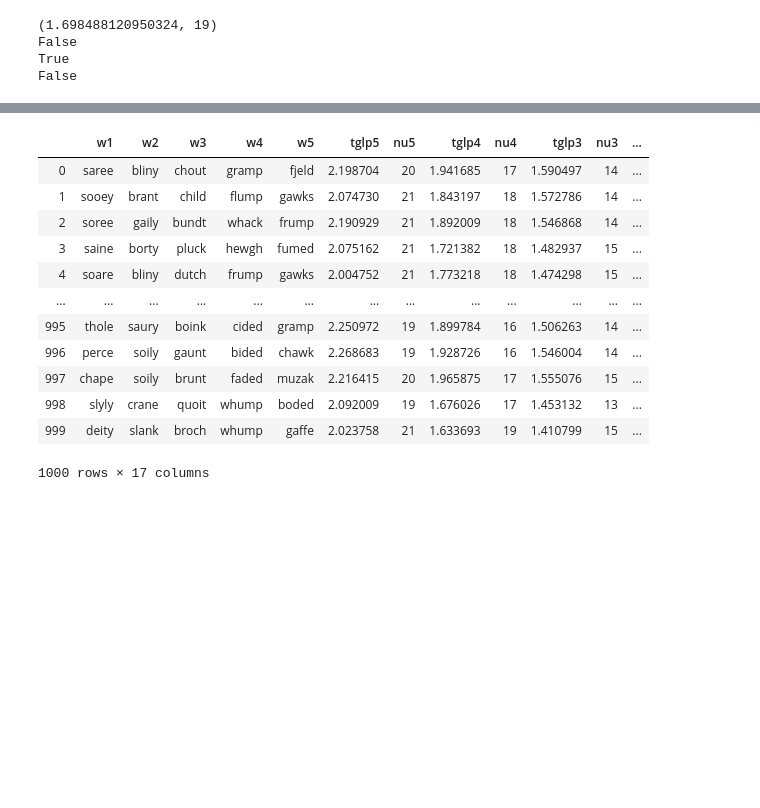
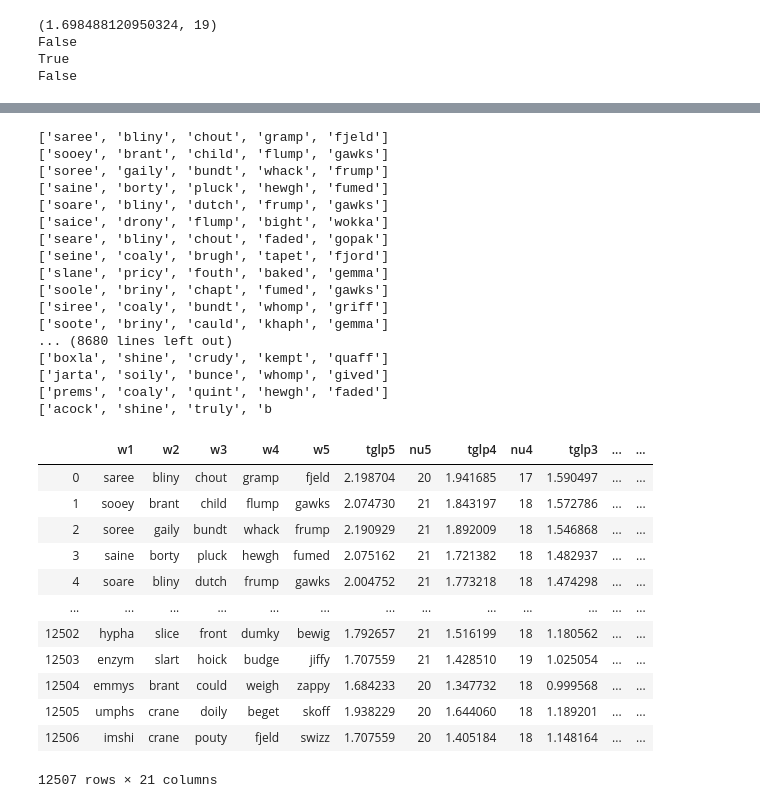
Before and after one commit to benton-anderson/wordle-opt, a Jupyter notebook: notebooks/BJA-02.4-make-guess-sequences.ipynb, the cells around one changed output, grey strips where cells are left out. Saved outputs shown, nothing was run; the diff lists cells and outputs as text; code cells hidden in the pictures; blank space fills up the shorter version.

```diff
--- a/notebooks/BJA-02.4-make-guess-sequences.ipynb
+++ b/notebooks/BJA-02.4-make-guess-sequences.ipynb
@@ -19,19 +39,17 @@ from src.Wordle import Wordle
 # %%
-def calc_lfl(word_list, bow, colname):
+def calc_ll(word_list, bow, colname):
     """
-    Calculate Likelihood of word from Letter Frequency given in a bag of words 5x26 matrix
+    Calculate log-likelihood of word from Letter Frequency given in a bag of words 5x26 matrix
         see BJA-01.2-make-word-lists
     """
     result = []
     for word in word_list:
-        likelihood = 1
+        likelihood = 0
         for i, letter in enumerate(word):
-            likelihood *= bow[str(i)][letter]
+            # Add 1/2315 to do a Laplace estimate, to prevent likelihoods from going to zero
+            likelihood += np.log(bow[str(i)][letter] + (1/2315))
         result.append((word, likelihood))
     return pd.DataFrame(sorted(result, key=lambda x: x[1], reverse=True), columns=['w', colname]).set_index('w')
-
-
-
 
 
 def total_green_letter_prob(word, bow):
@@ -94,7 +112,7 @@ lfl = pd.concat([bow17lfl, bowwordlelfl, bowcurlfl], axis=1, sort=True)
 ## Then use the top 200 from curated as starting points for the calculation.
 # %%
 data = wl.loc[wl['in_wordle'], ['in_wordle_curated']]
-data['wlh'] = calc_lfl(data.index, bowcur, colname='wlh')   # wlh = Word Likelihood from letter frequency
+data['wll'] = calc_ll(data.index, bowcur, colname='wll')   # wlh = Word Likelihood from letter frequency
 
 # tglp = Total Green Letter Probability
 # sum of all probabilities of finding that letter in that position
@@ -200,9 +227,6 @@ False
 True
 False
 # %%
-tglp_words = data.sort_values('tglp', ascending=False).index
-tglp_list = data['tglp'].to_list()
-
 # start_words_list = data.loc[data['in_wordle_curated']].index
 # results = []
 
@@ -217,7 +241,9 @@ def guess_sequence_search(word_list, word_value, results, priority_list):
     results: list to append to
     priority_list: priority ranking for check_word() function
     """
-    for start_word in word_list[0:1000]:
+    for start_word in word_list:
+        if len(set(start_word)) < 4:  # Skip words that only have 3 unique letters
+            continue
         combined_words = start_word
     #     summed_tglp = data.loc[start_word, 'tglp']
         sequence = [start_word]
@@ -299,36 +307,64 @@ def guess_sequence_search(word_list, word_value, results, priority_list):
 # %%
+tglp_data = data.sort_values('tglp', ascending=False)
+tglp_words = tglp_data.index
+tglp_list = tglp_data['tglp'].to_list()
+tglp_results = []
+
+tglp_results = guess_sequence_search(word_list=tglp_words,
+                                     word_value=tglp_list,
+                                     results=tglp_results,
+                                     priority_list=priority_list)
+
 df = []
-for sequence in results:
+for sequence in tglp_results:
     df.append((*sequence,
                *calc_summed_tglp_and_repeats(sequence),
                *calc_summed_tglp_and_repeats(sequence[:-1]),
                *calc_summed_tglp_and_repeats(sequence[:-2]),
                *calc_summed_tglp_and_repeats(sequence[:-3])))
 
 
 columns = ['w1', 'w2', 'w3', 'w4', 'w5',
            'tglp5', 'nu5',
            'tglp4', 'nu4',
            'tglp3', 'nu3',
            'tglp2', 'nu2']
 df = pd.DataFrame(df, columns=columns)
 for num in ['2', '3', '4', '5']:
     df['mean_tglp'+num] = df['tglp'+num]/int(num)
+    df['mean_tglp_per_unique'+num] = df['tglp'+num]/df['nu'+num]
 # tglp# = total green letter probability with that many words in the sequence
 # nu# = Number of Unique letters in that sequence
 # mean_tglp# = average Total green letter probability gained per letter (not unique letter!!)
 df
 # %% [output]
+['saree', 'bliny', 'chout', 'gramp', 'fjeld']
+['sooey', 'brant', 'child', 'flump', 'gawks']
+['soree', 'gaily', 'bundt', 'whack', 'frump']
+['saine', 'borty', 'pluck', 'hewgh', 'fumed']
+['soare', 'bliny', 'dutch', 'frump', 'gawks']
+['saice', 'drony', 'flump', 'bight', 'wokka']
+['seare', 'bliny', 'chout', 'faded', 'gopak']
+['seine', 'coaly', 'brugh', 'tapet', 'fjord']
+['slane', 'pricy', 'fouth', 'baked', 'gemma']
+['soole', 'briny', 'chapt', 'fumed', 'gawks']
+['siree', 'coaly', 'bundt', 'whomp', 'griff']
+['soote', 'briny', 'cauld', 'khaph', 'gemma']
+... (8680 lines left out)
+['boxla', 'shine', 'crudy', 'kempt', 'quaff']
+['jarta', 'soily', 'bunce', 'whomp', 'gived']
+['prems', 'coaly', 'quint', 'hewgh', 'faded']
+['acock', 'shine', 'truly', 'b
-|  | w1 | w2 | w3 | w4 | w5 | tglp5 | nu5 | tglp4 | nu4 | tglp3 | nu3 | ... |
-| 0 | saree | bliny | chout | gramp | fjeld | 2.198704 | 20 | 1.941685 | 17 | 1.590497 | 14 | ... |
-| 1 | sooey | brant | child | flump | gawks | 2.074730 | 21 | 1.843197 | 18 | 1.572786 | 14 | ... |
-| 2 | soree | gaily | bundt | whack | frump | 2.190929 | 21 | 1.892009 | 18 | 1.546868 | 14 | ... |
-| 3 | saine | borty | pluck | hewgh | fumed | 2.075162 | 21 | 1.721382 | 18 | 1.482937 | 15 | ... |
-| 4 | soare | bliny | dutch | frump | gawks | 2.004752 | 21 | 1.773218 | 18 | 1.474298 | 15 | ... |
+|  | w1 | w2 | w3 | w4 | w5 | tglp5 | nu5 | tglp4 | nu4 | tglp3 | ... | ... |
+| 0 | saree | bliny | chout | gramp | fjeld | 2.198704 | 20 | 1.941685 | 17 | 1.590497 | ... | ... |
+| 1 | sooey | brant | child | flump | gawks | 2.074730 | 21 | 1.843197 | 18 | 1.572786 | ... | ... |
+| 2 | soree | gaily | bundt | whack | frump | 2.190929 | 21 | 1.892009 | 18 | 1.546868 | ... | ... |
+| 3 | saine | borty | pluck | hewgh | fumed | 2.075162 | 21 | 1.721382 | 18 | 1.482937 | ... | ... |
+| 4 | soare | bliny | dutch | frump | gawks | 2.004752 | 21 | 1.773218 | 18 | 1.474298 | ... | ... |
 | ... | ... | ... | ... | ... | ... | ... | ... | ... | ... | ... | ... | ... |
-| 995 | thole | saury | boink | cided | gramp | 2.250972 | 19 | 1.899784 | 16 | 1.506263 | 14 | ... |
-| 996 | perce | soily | gaunt | bided | chawk | 2.268683 | 19 | 1.928726 | 16 | 1.546004 | 14 | ... |
-| 997 | chape | soily | brunt | faded | muzak | 2.216415 | 20 | 1.965875 | 17 | 1.555076 | 15 | ... |
-| 998 | slyly | crane | quoit | whump | boded | 2.092009 | 19 | 1.676026 | 17 | 1.453132 | 13 | ... |
-| 999 | deity | slank | broch | whump | gaffe | 2.023758 | 21 | 1.633693 | 19 | 1.410799 | 15 | ... |
+| 12502 | hypha | slice | front | dumky | bewig | 1.792657 | 21 | 1.516199 | 18 | 1.180562 | ... | ... |
+| 12503 | enzym | slart | hoick | budge | jiffy | 1.707559 | 21 | 1.428510 | 19 | 1.025054 | ... | ... |
+| 12504 | emmys | brant | could | weigh | zappy | 1.684233 | 20 | 1.347732 | 18 | 0.999568 | ... | ... |
+| 12505 | umphs | crane | doily | beget | skoff | 1.938229 | 20 | 1.644060 | 18 | 1.189201 | ... | ... |
+| 12506 | imshi | crane | pouty | fjeld | swizz | 1.707559 | 20 | 1.405184 | 18 | 1.148164 | ... | ... |
-1000 rows × 17 columns
+12507 rows × 21 columns
```
Also changed, not shown: parts of 18 cells of this notebook, 1 other file.
